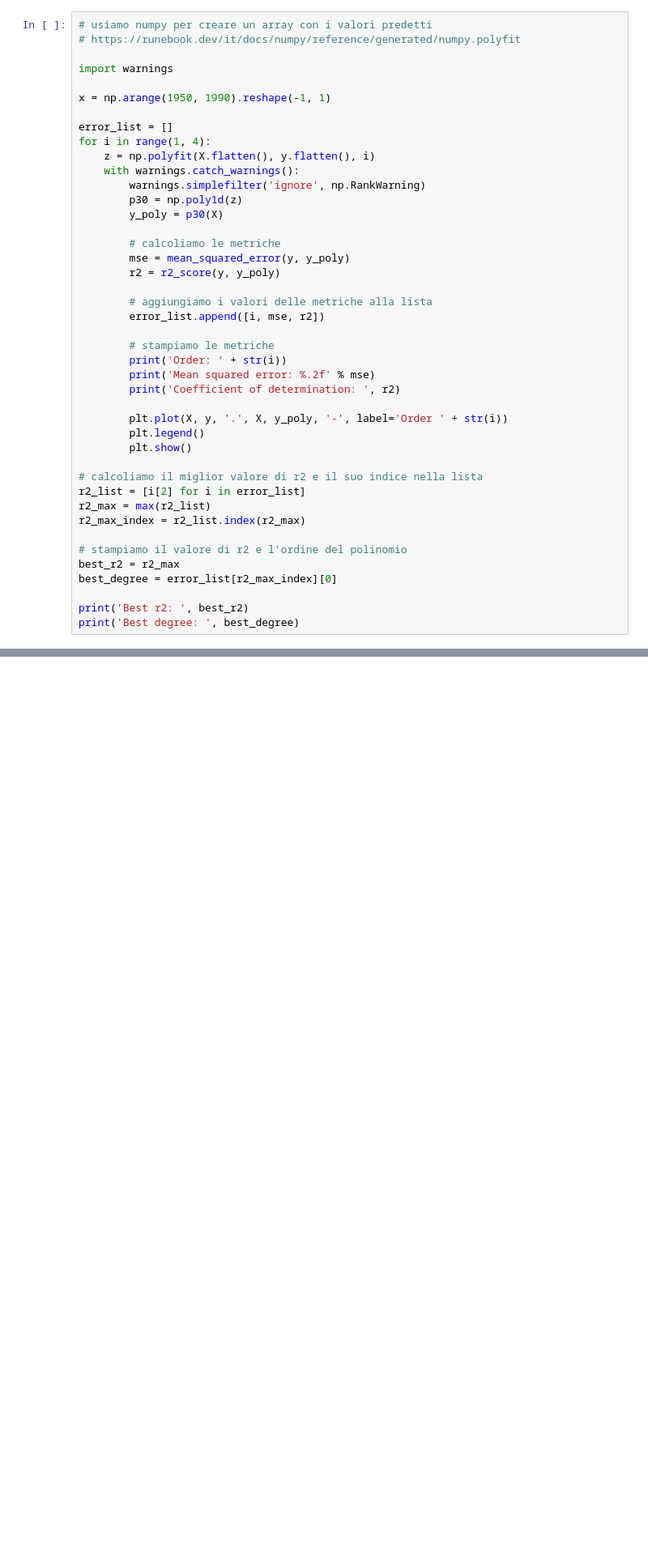
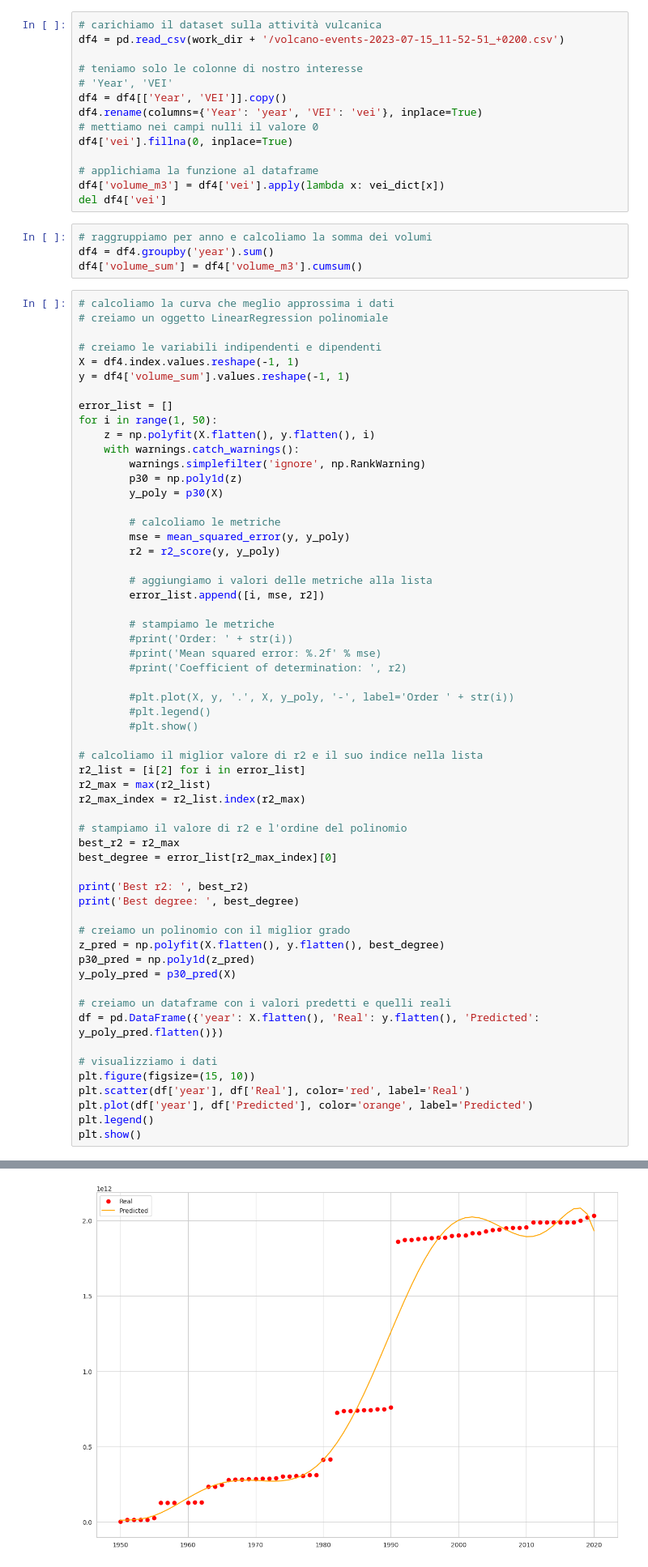
Before and after one commit to OnizukaPy/jensen, a Jupyter notebook: Tillämpad AI, datautvinning, maskininlärning och deep learning/ML/Esercitazioni/defores/studio_foreste_co2.ipynb, the cells around one changed output, grey strips where cells are left out. Shown at 81% size. Drawn from its saved outputs; the diff is of its cells as text; blank space fills up the shorter version.

Commit message:
Calcolata la relazione tra CO2, pop e deforestazione ma ho cominciato ad aggiungere il ruolo dei vulcani per vedere se c'e' correlazione

```diff
--- a/Tillämpad AI, datautvinning, maskininlärning och deep learning/ML/Esercitazioni/defores/studio_foreste_co2.ipynb
+++ b/Tillämpad AI, datautvinning, maskininlärning och deep learning/ML/Esercitazioni/defores/studio_foreste_co2.ipynb
@@ -308,13 +393,31 @@ plt.show()
+# %%
+# carichiamo il dataset sulla attività vulcanica
+df4 = pd.read_csv(work_dir + '/volcano-events-2023-07-15_11-52-51_+0200.csv')
+
+# teniamo solo le colonne di nostro interesse
+# 'Year', 'VEI'
+df4 = df4[['Year', 'VEI']].copy()
+df4.rename(columns={'Year': 'year', 'VEI': 'vei'}, inplace=True)
+# mettiamo nei campi nulli il valore 0
+df4['vei'].fillna(0, inplace=True)
+
+# applichiama la funzione al dataframe
+df4['volume_m3'] = df4['vei'].apply(lambda x: vei_dict[x])
+del df4['vei']
+# %%
+# raggruppiamo per anno e calcoliamo la somma dei volumi
+df4 = df4.groupby('year').sum()
+df4['volume_sum'] = df4['volume_m3'].cumsum()
 # %%
-# usiamo numpy per creare un array con i valori predetti
-# https://runebook.dev/it/docs/numpy/reference/generated/numpy.polyfit
+# calcoliamo la curva che meglio approssima i dati
+# creiamo un oggetto LinearRegression polinomiale
 
-import warnings
-
-x = np.arange(1950, 1990).reshape(-1, 1)
+# creiamo le variabili indipendenti e dipendenti
+X = df4.index.values.reshape(-1, 1)
+y = df4['volume_sum'].values.reshape(-1, 1)
 
 error_list = []
-for i in range(1, 4):
+for i in range(1, 50):
     z = np.polyfit(X.flatten(), y.flatten(), i)
     with warnings.catch_warnings():
         warnings.simplefilter('ignore', np.RankWarning)
@@ -329,13 +432,13 @@ for i in range(1, 4):
         error_list.append([i, mse, r2])
 
         # stampiamo le metriche
-        print('Order: ' + str(i))
-        print('Mean squared error: %.2f' % mse)
-        print('Coefficient of determination: ', r2)
+        #print('Order: ' + str(i))
+        #print('Mean squared error: %.2f' % mse)
+        #print('Coefficient of determination: ', r2)
 
-        plt.plot(X, y, '.', X, y_poly, '-', label='Order ' + str(i))
-        plt.legend()
-        plt.show()
+        #plt.plot(X, y, '.', X, y_poly, '-', label='Order ' + str(i))
+        #plt.legend()
+        #plt.show()
 
 # calcoliamo il miglior valore di r2 e il suo indice nella lista
 r2_list = [i[2] for i in error_list]
@@ -348,3 +451,19 @@ best_degree = error_list[r2_max_index][0]
 
 print('Best r2: ', best_r2)
 print('Best degree: ', best_degree)
+
+# creiamo un polinomio con il miglior grado
+z_pred = np.polyfit(X.flatten(), y.flatten(), best_degree)
+p30_pred = np.poly1d(z_pred)
+y_poly_pred = p30_pred(X)
+
+# creiamo un dataframe con i valori predetti e quelli reali
+df = pd.DataFrame({'year': X.flatten(), 'Real': y.flatten(), 'Predicted': y_poly_pred.flatten()})
+
+# visualizziamo i dati
+plt.figure(figsize=(15, 10))
+plt.scatter(df['year'], df['Real'], color='red', label='Real')
+plt.plot(df['year'], df['Predicted'], color='orange', label='Predicted')
+plt.legend()
+plt.show()
+# %% [output]
@@ -350,0 +472 @@ print('Best degree: ', best_degree)
+[figure, added]
```
Also changed, not shown: parts of 29 cells of this notebook, 6 other files.
